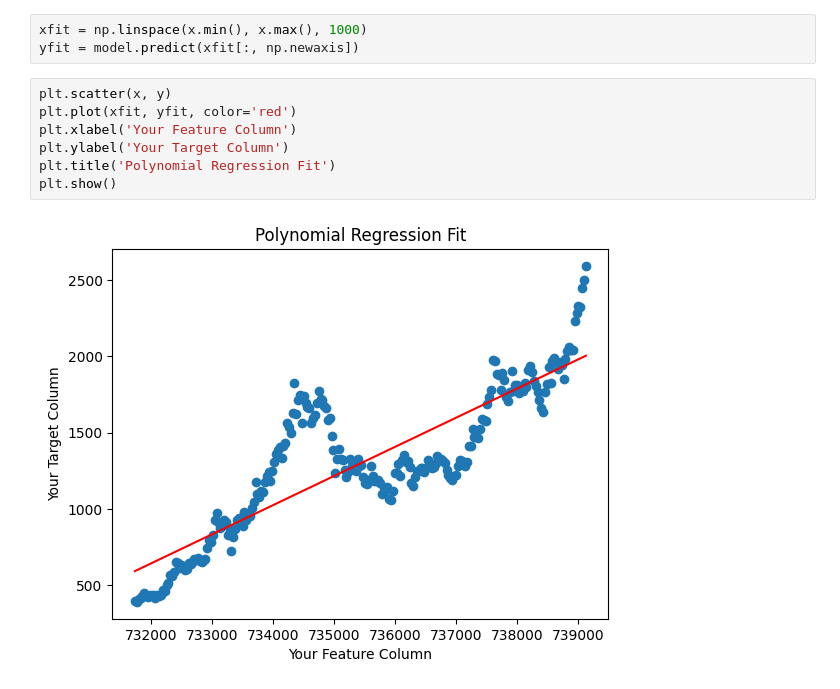
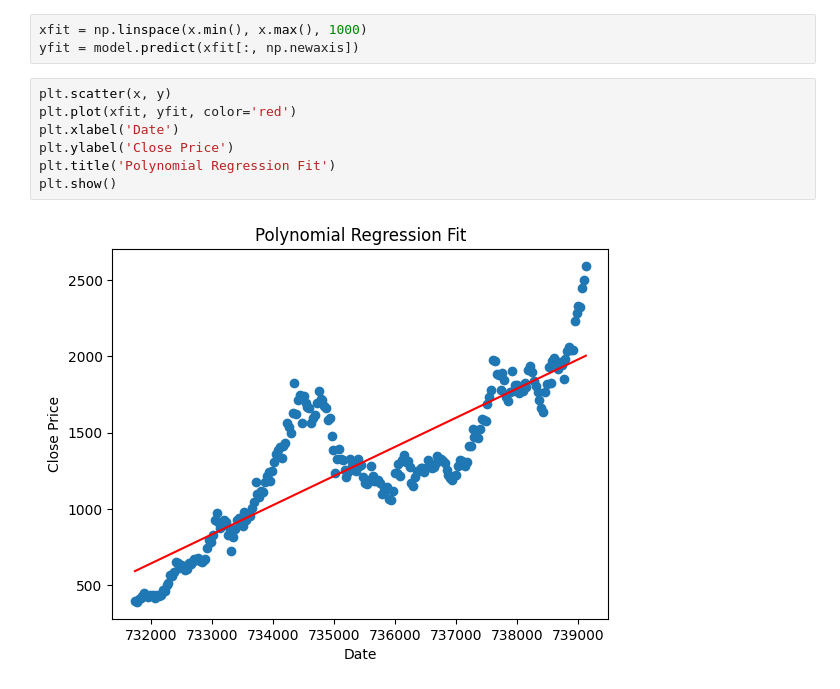
Before and after one commit to C00271692/DataScience, a Jupyter notebook: ALab/ImportedDataset3.ipynb, the cells around one changed output. Saved outputs shown, nothing was run; the diff lists cells and outputs as text.

Commit message:
Polished Code Commit
importedDataset3 (price of gold) has a linear line of best fit. couldnt figure out the formatting for time either hence displays as 732000, etc. Should be in monthly increments

```diff
--- a/ALab/ImportedDataset3.ipynb
+++ b/ALab/ImportedDataset3.ipynb
@@ -44,9 +44,9 @@ yfit = model.predict(xfit[:, np.newaxis])
 # %%
 plt.scatter(x, y)
 plt.plot(xfit, yfit, color='red')
-plt.xlabel('Your Feature Column')
-plt.ylabel('Your Target Column')
+plt.xlabel('Date')
+plt.ylabel('Close Price')
 plt.title('Polynomial Regression Fit')
 plt.show()
 # %% [output]
-[figure, old version]
+[figure, new version]
```
Also changed, not shown: 3 other files.
